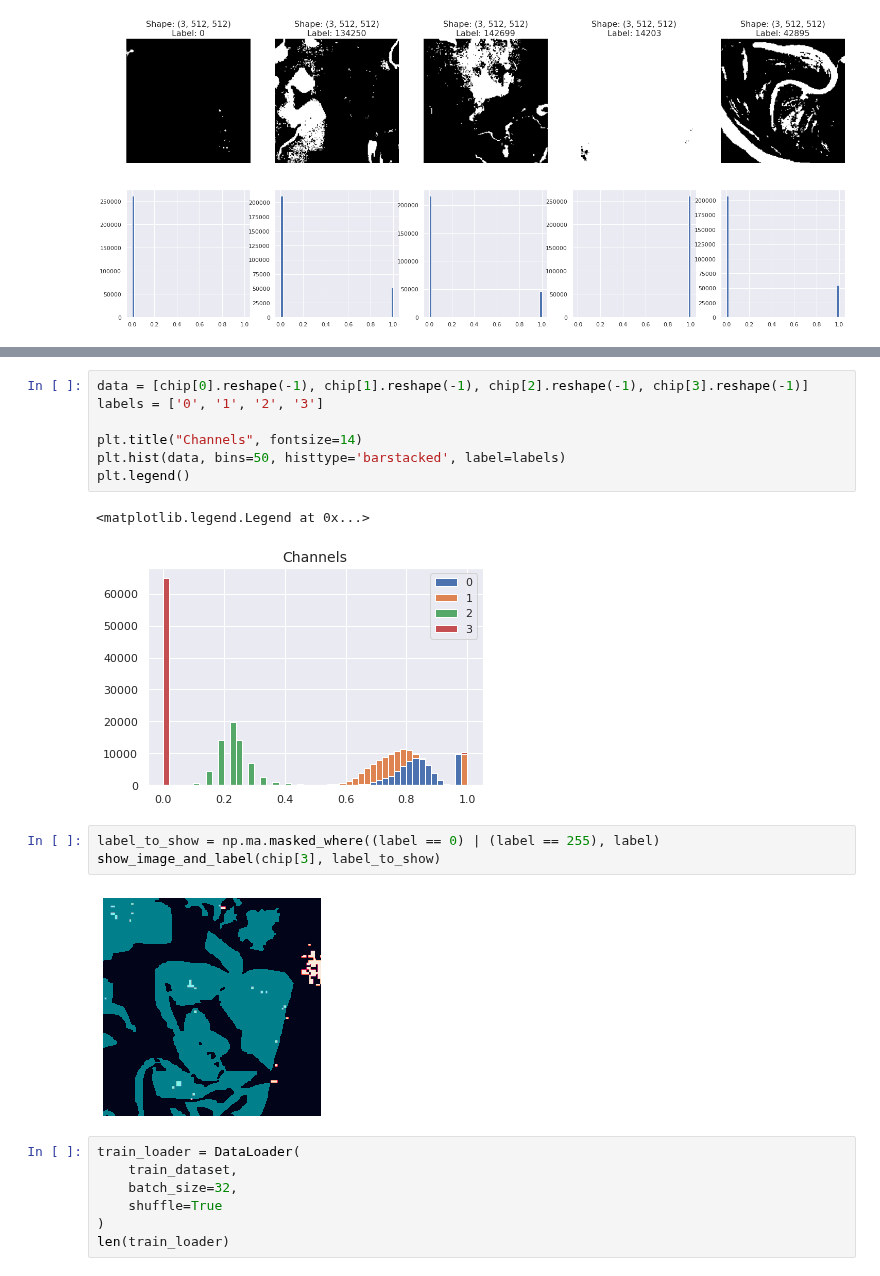
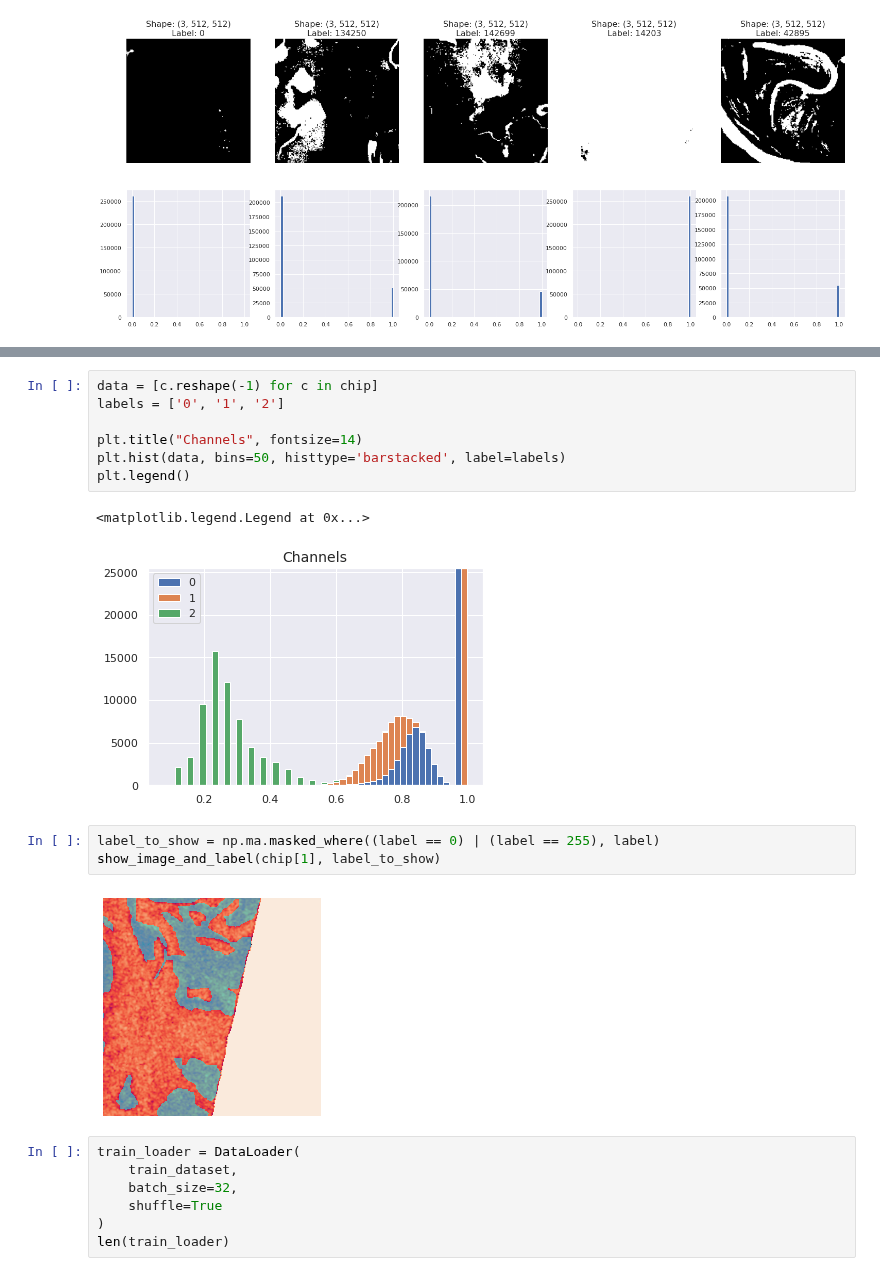
Before and after one commit to MIchaelKa/detect-flood-water, a Jupyter notebook: detect-flood-water-train.ipynb, the cells around one changed output, grey strips where cells are left out. Saved outputs shown, nothing was run; the diff lists cells and outputs as text.

```diff
--- a/detect-flood-water-train.ipynb
+++ b/detect-flood-water-train.ipynb
@@ -442,18 +451,18 @@ chip.shape, label.shape
 # %%
-data = [chip[0].reshape(-1), chip[1].reshape(-1), chip[2].reshape(-1), chip[3].reshape(-1)]
-labels = ['0', '1', '2', '3']
+data = [c.reshape(-1) for c in chip]
+labels = ['0', '1', '2']
 
 plt.title("Channels", fontsize=14)
 plt.hist(data, bins=50, histtype='barstacked', label=labels)
 plt.legend()
 # %% [output]
 <matplotlib.legend.Legend at 0x...>
-[figure, old version]
+[figure, new version]
 # %%
 label_to_show = np.ma.masked_where((label == 0) | (label == 255), label)
-show_image_and_label(chip[3], label_to_show)
+show_image_and_label(chip[1], label_to_show)
 # %% [output]
-[figure, old version]
+[figure, new version]
 # %%
 train_loader = DataLoader(
     train_dataset,
```
Also changed, not shown: parts of 29 cells of this notebook, 6 other files.
